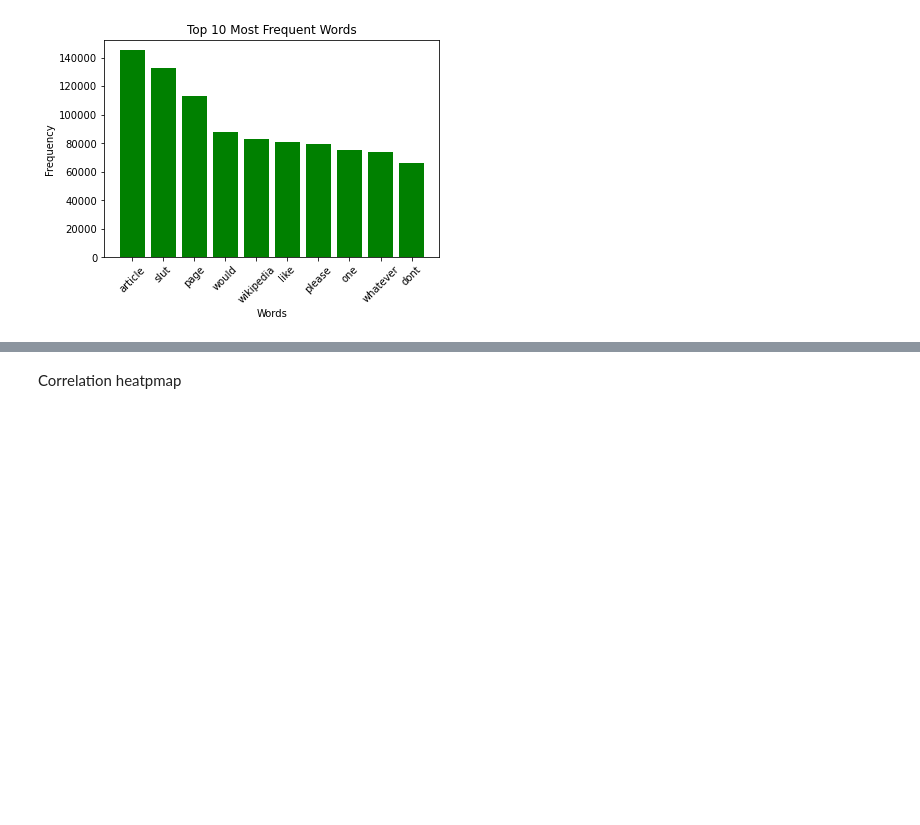
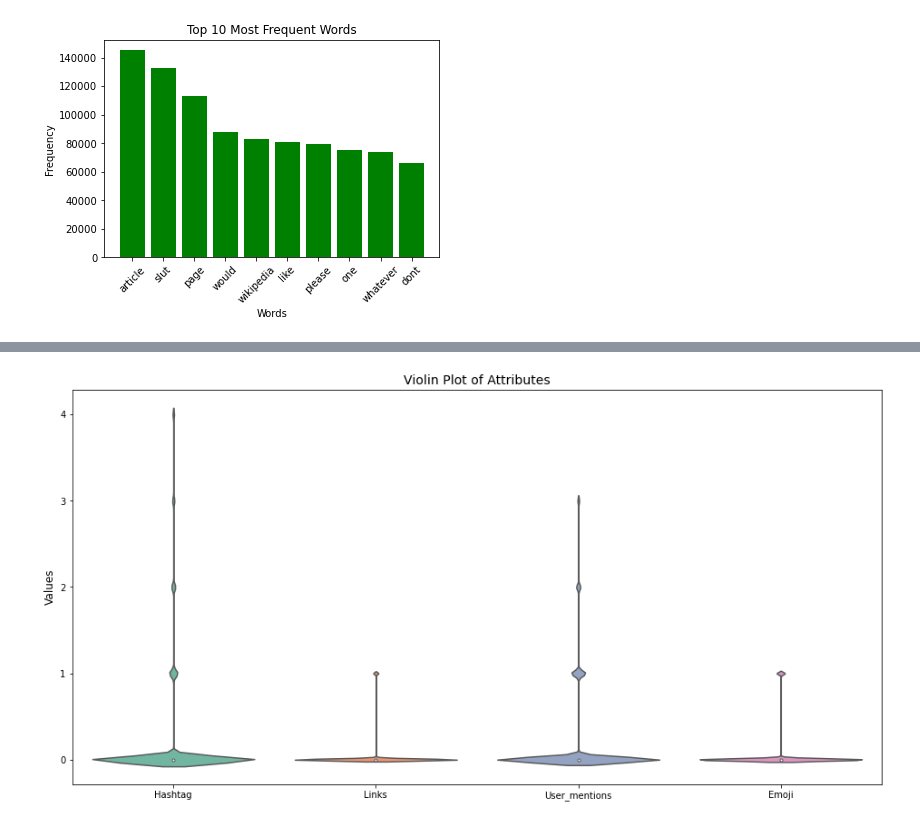
Before and after one commit to FilippoSechi/HateSpeechDetection, a Jupyter notebook: notebook.ipynb, the cells around one changed output, grey strips where cells are left out. Cells and saved outputs as stored; diff of their text form; code cells hidden in the pictures; blank space fills up the shorter version.

```diff
--- a/notebook.ipynb
+++ b/notebook.ipynb
@@ -442,13 +413,20 @@ Scaling della feature length. chatgpt dice di normalizzare tutto per usare logis
-# %%
-import numpy as np
-
-def min_max_scaling(data):
-    min_val = np.min(data)
-    max_val = np.max(data)
-    normalized_data = (data - min_val) / (max_val - min_val)
-    return normalized_data
-
-
-df["Standardized_length"] = min_max_scaling(df["Length"])
-# %% [markdown]
-Correlation heatpmap
+# %%
+import pandas as pd
+import matplotlib.pyplot as plt
+
+# Set the figure size
+plt.figure(figsize=(16, 8))
+
+# Create the violin plot
+sns.violinplot(data=df[["Hashtag", "Links", "User_mentions","Emoji"]], palette="Set2",scale="width")
+
+# Set the y-axis label
+plt.ylabel("Values", fontsize=12)
+
+# Set the plot title
+plt.title("Violin Plot of Attributes", fontsize=14)
+
+# Show the plot
+plt.show()
+# %% [output]
+[figure, added]
```
Also changed, not shown: parts of 28 cells of this notebook.
